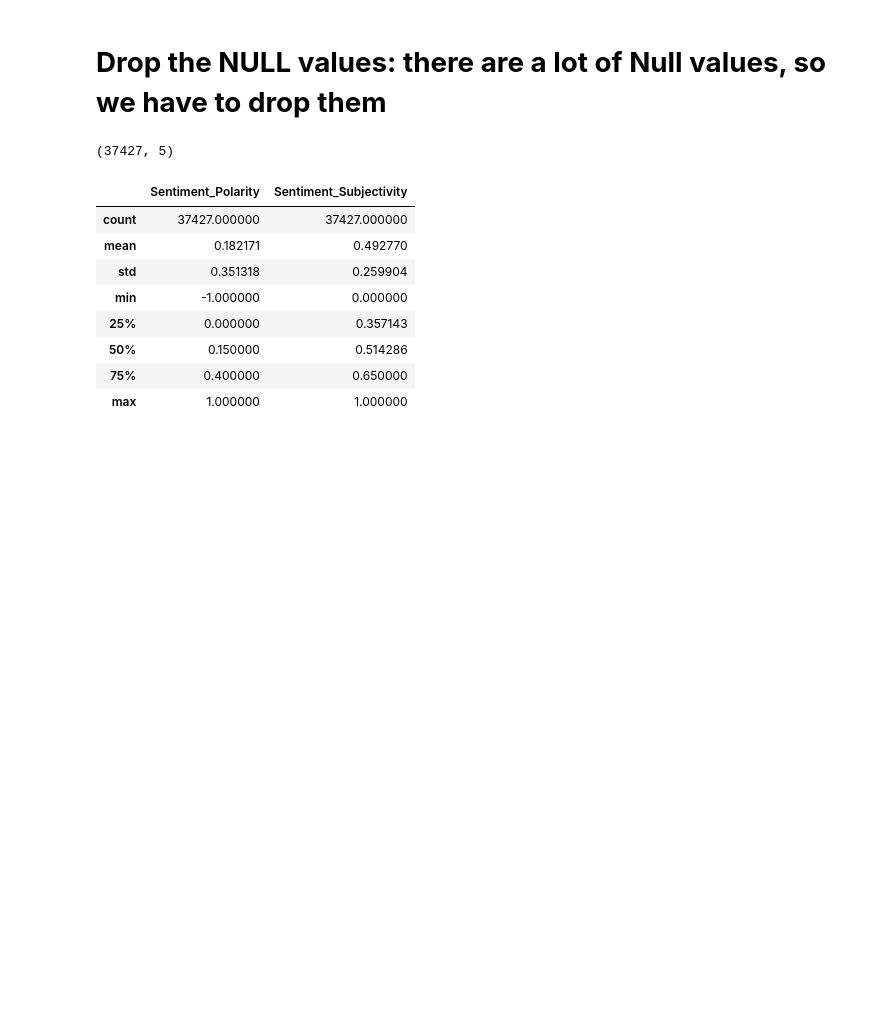
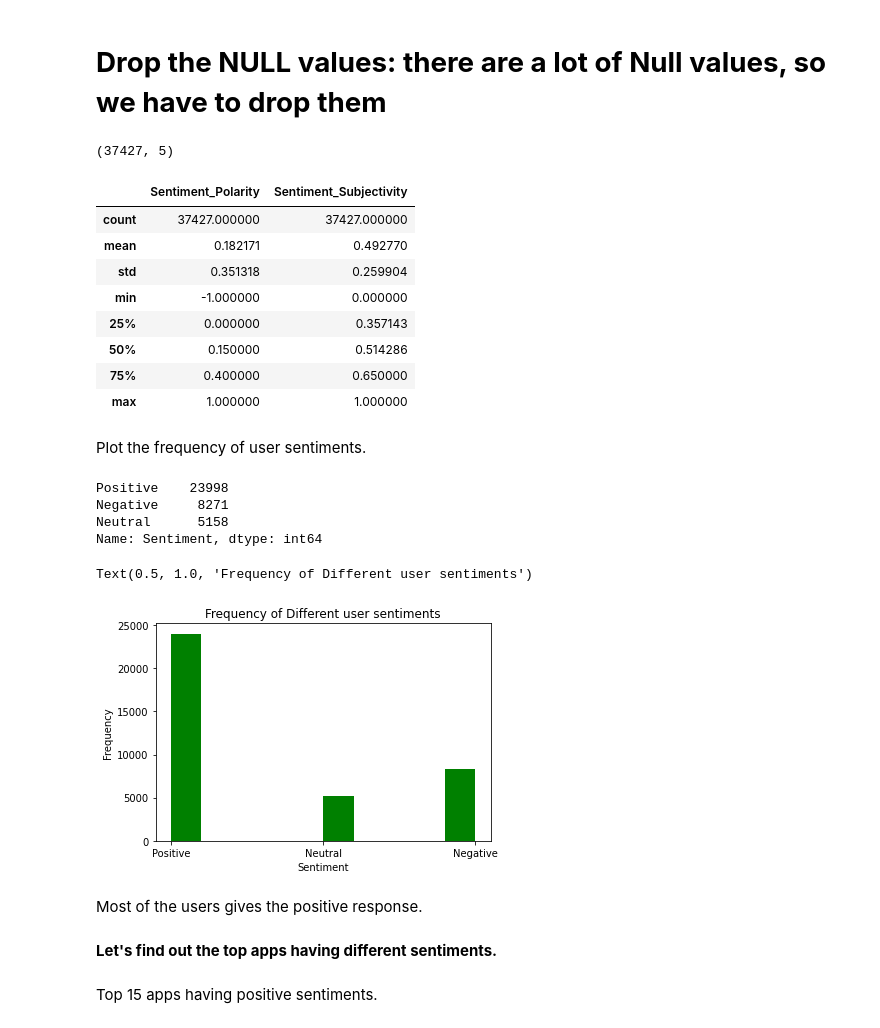
Before and after one commit to abhilasha8/play_store_app_review_analysis, a Jupyter notebook: Play_Store_App_Review_Analysis_Capstone_Project.ipynb, the cells around one changed output. Drawn from its saved outputs; the diff is of its cells as text; code cells hidden in the pictures; blank space fills up the shorter version.

```diff
--- a/Play_Store_App_Review_Analysis_Capstone_Project.ipynb
+++ b/Play_Store_App_Review_Analysis_Capstone_Project.ipynb
@@ -729,3 +729,29 @@ ur_df.describe()
 | 50% | 0.150000 | 0.514286 |
 | 75% | 0.400000 | 0.650000 |
 | max | 1.000000 | 1.000000 |
+# %% [markdown]
+Plot the frequency of user sentiments.
+# %%
+# Check the total counts of different sentiments
+ur_df['Sentiment'].value_counts()
+# %% [output]
+Positive    23998
+Negative     8271
+Neutral      5158
+Name: Sentiment, dtype: int64
+# %%
+# Plot the above frequency
+sentiment1= ur_df[~ur_df['Sentiment'].isna()]['Sentiment']
+plt.hist(sentiment1.values, color='green')
+plt.xlabel('Sentiment')
+plt.ylabel('Frequency')
+plt.title('Frequency of Different user sentiments')
+# %% [output]
+Text(0.5, 1.0, 'Frequency of Different user sentiments')
+[figure, added]
+# %% [markdown]
+Most of the users gives the positive response.
+# %% [markdown]
+<b> Let's find out the top apps having different sentiments.
+# %% [markdown]
+Top 15 apps having positive sentiments.
```
Also changed, not shown: parts of 7 cells of this notebook.
